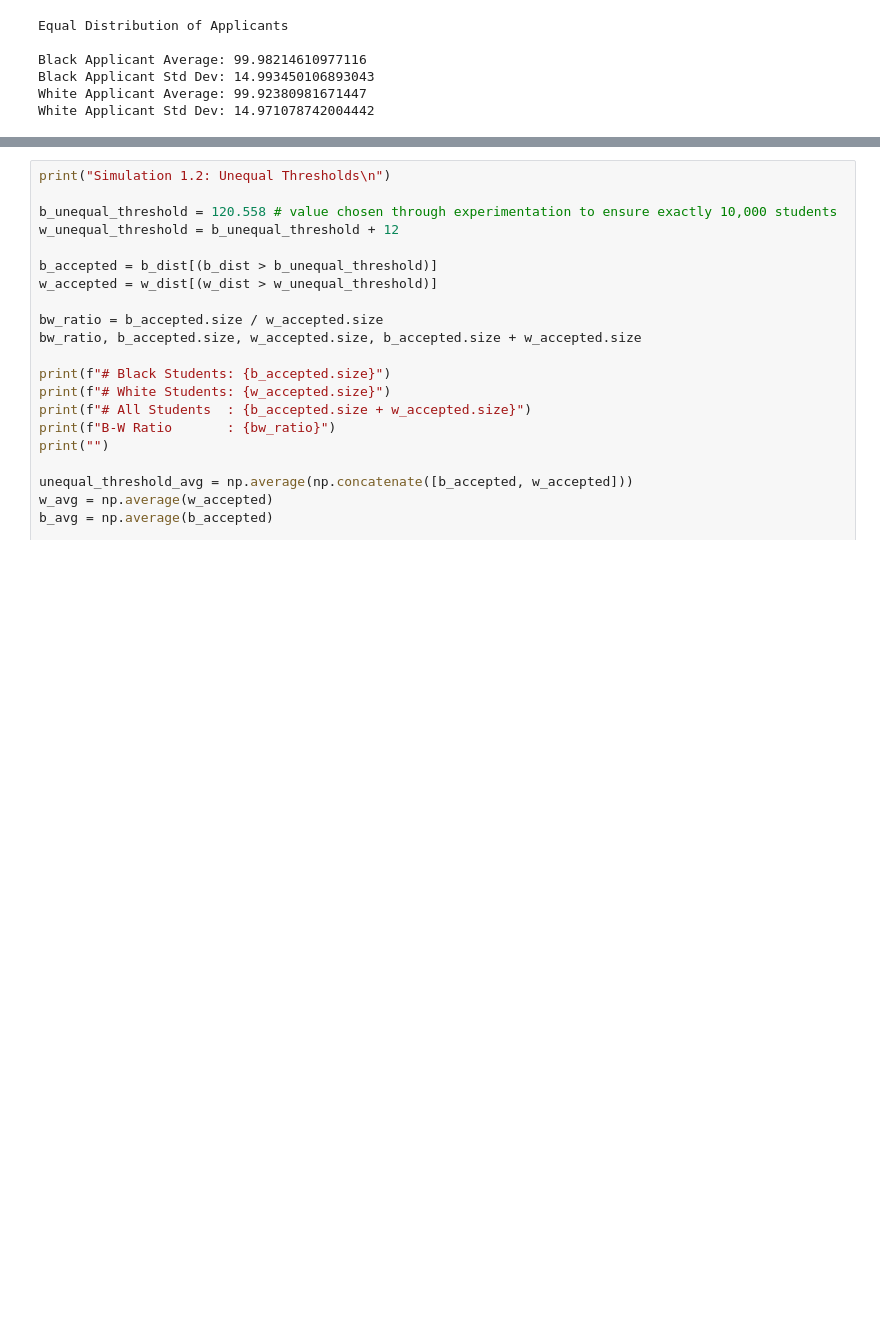
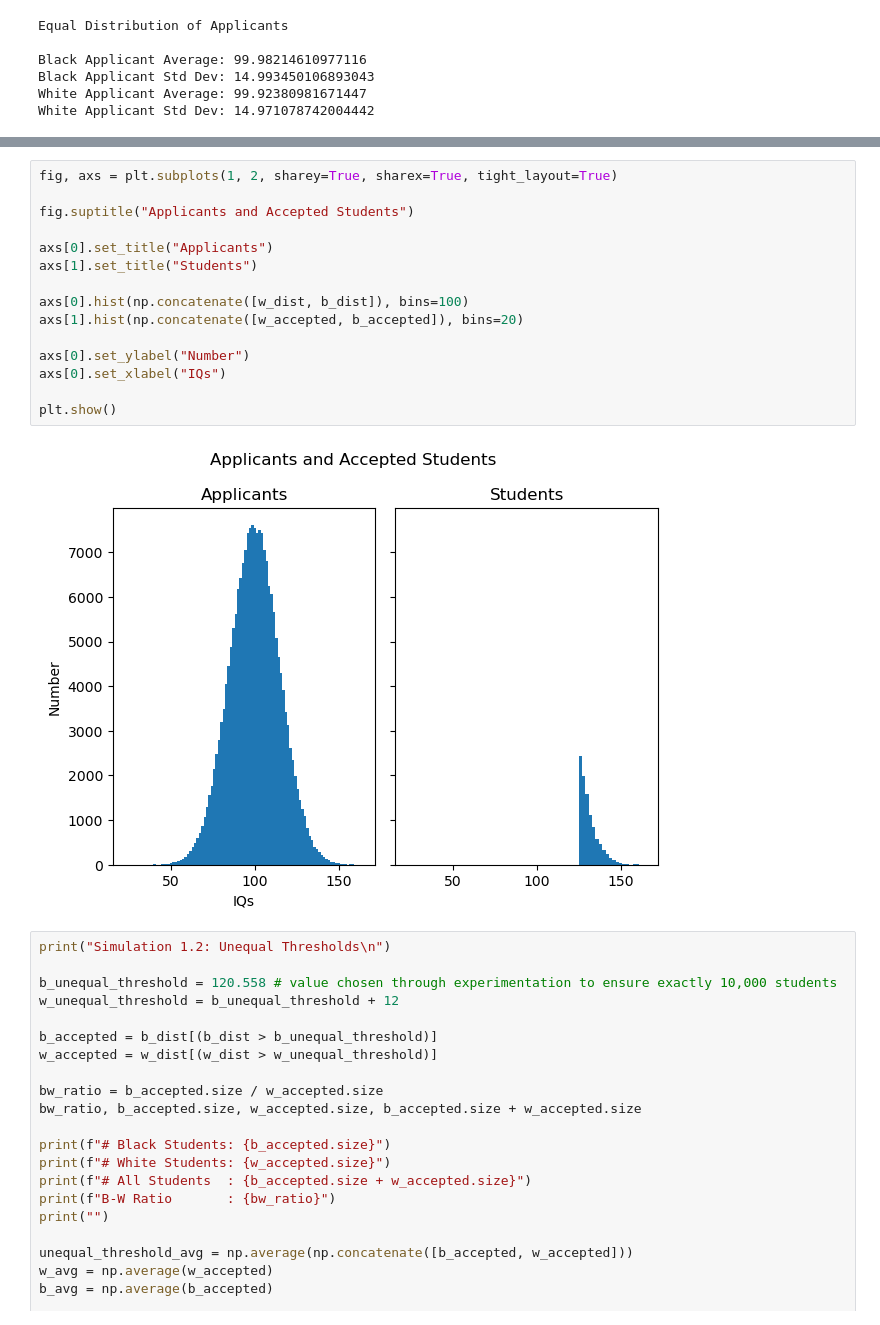
Before and after one commit to sam8457/aa-sim, a Jupyter notebook: aa-sim.ipynb, the cells around one changed output, grey strips where cells are left out. Cells and saved outputs as stored; diff of their text form; blank space fills up the shorter version.

```diff
--- a/aa-sim.ipynb
+++ b/aa-sim.ipynb
@@ -66,6 +83,23 @@ B-W Ratio       : 1.0247013565499088
 Black Student Avg: 130.882023235439
 White Student Avg: 130.94062265009305
 All Student Avg  : 130.9109654863366
+# %%
+fig, axs = plt.subplots(1, 2, sharey=True, sharex=True, tight_layout=True)
+
+fig.suptitle("Applicants and Accepted Students")
+
+axs[0].set_title("Applicants")
+axs[1].set_title("Students")
+
+axs[0].hist(np.concatenate([w_dist, b_dist]), bins=100)
+axs[1].hist(np.concatenate([w_accepted, b_accepted]), bins=20)
+
+axs[0].set_ylabel("Number")
+axs[0].set_xlabel("IQs")
+
+plt.show()
+# %% [output]
+[figure, added]
 # %%
 print("Simulation 1.2: Unequal Thresholds\n")
 
```
Also changed, not shown: parts of 8 cells of this notebook.
